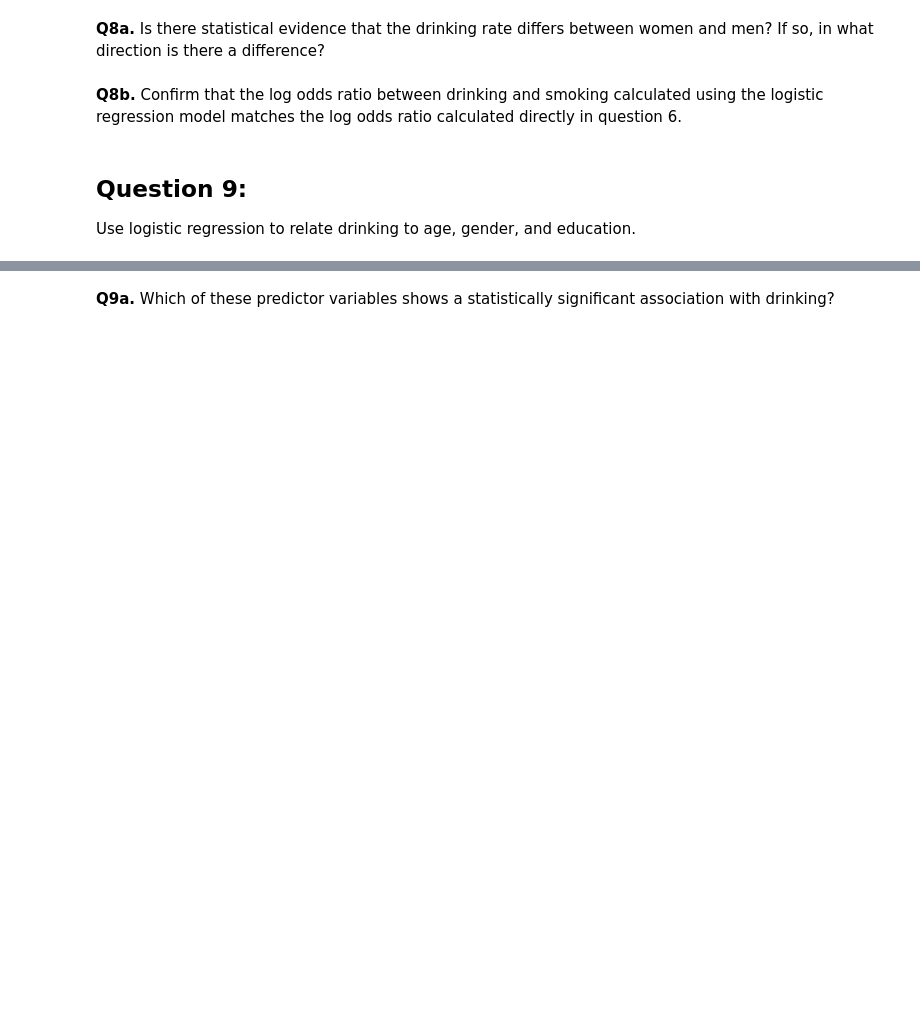
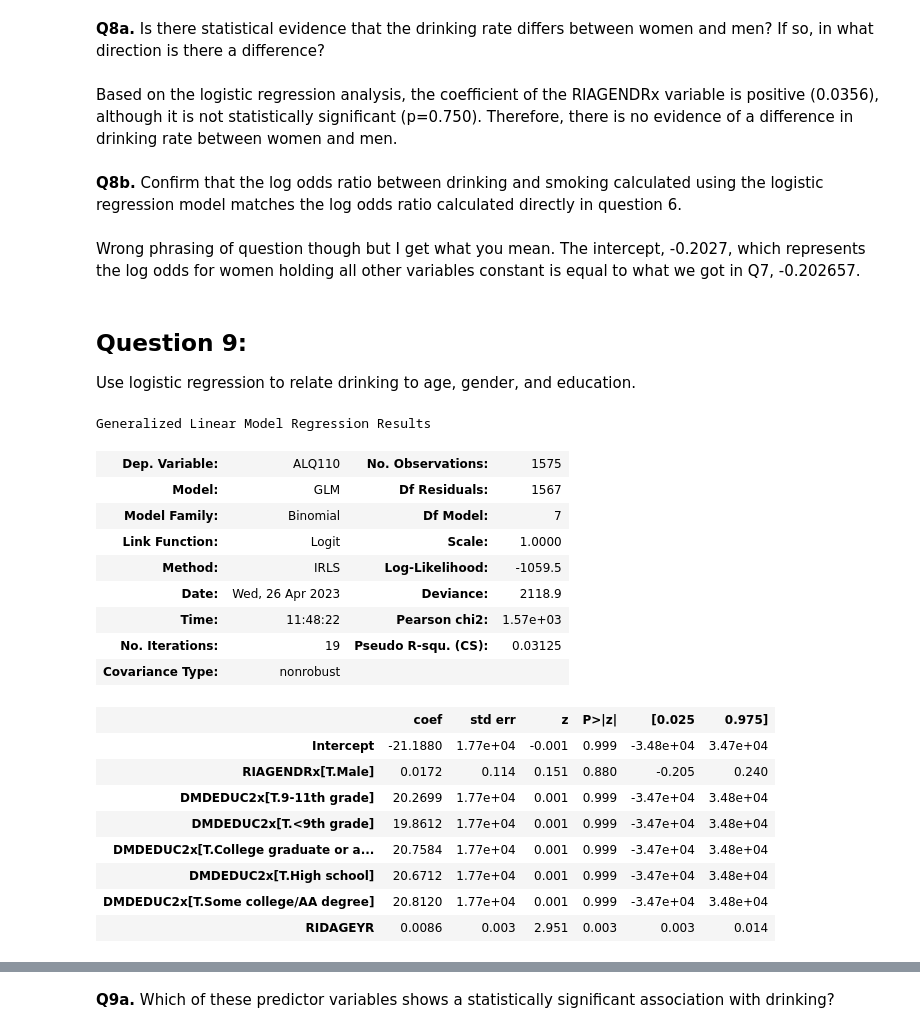
Before and after one commit to EsosaOrumwese/Statistics-with-Python, a Jupyter notebook: 3. Fitting Statistical Models to Data with Python/Wk2/week2_nhanes_practice.ipynb, the cells around one changed output, grey strips where cells are left out. Cells and saved outputs as stored; diff of their text form; code cells hidden in the pictures; blank space fills up the shorter version.

```diff
--- a/3. Fitting Statistical Models to Data with Python/Wk2/week2_nhanes_practice.ipynb
+++ b/3. Fitting Statistical Models to Data with Python/Wk2/week2_nhanes_practice.ipynb
@@ -371,7 +434,11 @@ Use logistic regression to express the log odds that a person drinks (based on t
 # %% [markdown]
 __Q8a.__ Is there statistical evidence that the drinking rate differs between women and men?  If so, in what direction is there a difference?
+# %% [markdown]
+Based on the logistic regression analysis, the coefficient of the RIAGENDRx variable is positive (0.0356), although it is not statistically significant (p=0.750). Therefore, there is no evidence of a difference in drinking rate between women and men.
 # %% [markdown]
 __Q8b.__ Confirm that the log odds ratio between drinking and smoking calculated using the logistic regression model matches the log odds ratio calculated directly in question 6.
+# %% [markdown]
+Wrong phrasing of question though but I get what you mean. The intercept, -0.2027, which represents the log odds for women holding all other variables constant is equal to what we got in Q7, -0.202657.
 # %% [markdown]
 ## Question 9:
 
@@ -380,0 +446,26 @@ Use logistic regression to relate drinking to age, gender, and education.
+# %%
+model = sm.GLM.from_formula("ALQ110 ~ RIDAGEYR + RIAGENDRx + DMDEDUC2x",
+                            family=sm.families.Binomial(),
+                            data=df_ALQ)
+result = model.fit()
+result.summary()
+# %% [output]
+Generalized Linear Model Regression Results
+| Dep. Variable: | ALQ110 | No. Observations: | 1575 |
+| Model: | GLM | Df Residuals: | 1567 |
+| Model Family: | Binomial | Df Model: | 7 |
+| Link Function: | Logit | Scale: | 1.0000 |
+| Method: | IRLS | Log-Likelihood: | -1059.5 |
+| Date: | Wed, 26 Apr 2023 | Deviance: | 2118.9 |
+| Time: | 11:48:22 | Pearson chi2: | 1.57e+03 |
+| No. Iterations: | 19 | Pseudo R-squ. (CS): | 0.03125 |
+| Covariance Type: | nonrobust |  |  |
+|  | coef | std err | z | P>|z| | [0.025 | 0.975] |
+| Intercept | -21.1880 | 1.77e+04 | -0.001 | 0.999 | -3.48e+04 | 3.47e+04 |
+| RIAGENDRx[T.Male] | 0.0172 | 0.114 | 0.151 | 0.880 | -0.205 | 0.240 |
+| DMDEDUC2x[T.9-11th grade] | 20.2699 | 1.77e+04 | 0.001 | 0.999 | -3.47e+04 | 3.48e+04 |
+| DMDEDUC2x[T.<9th grade] | 19.8612 | 1.77e+04 | 0.001 | 0.999 | -3.47e+04 | 3.48e+04 |
+| DMDEDUC2x[T.College graduate or a... | 20.7584 | 1.77e+04 | 0.001 | 0.999 | -3.47e+04 | 3.48e+04 |
+| DMDEDUC2x[T.High school] | 20.6712 | 1.77e+04 | 0.001 | 0.999 | -3.47e+04 | 3.48e+04 |
+| DMDEDUC2x[T.Some college/AA degree] | 20.8120 | 1.77e+04 | 0.001 | 0.999 | -3.47e+04 | 3.48e+04 |
+| RIDAGEYR | 0.0086 | 0.003 | 2.951 | 0.003 | 0.003 | 0.014 |
```
Also changed, not shown: parts of 26 cells of this notebook.
